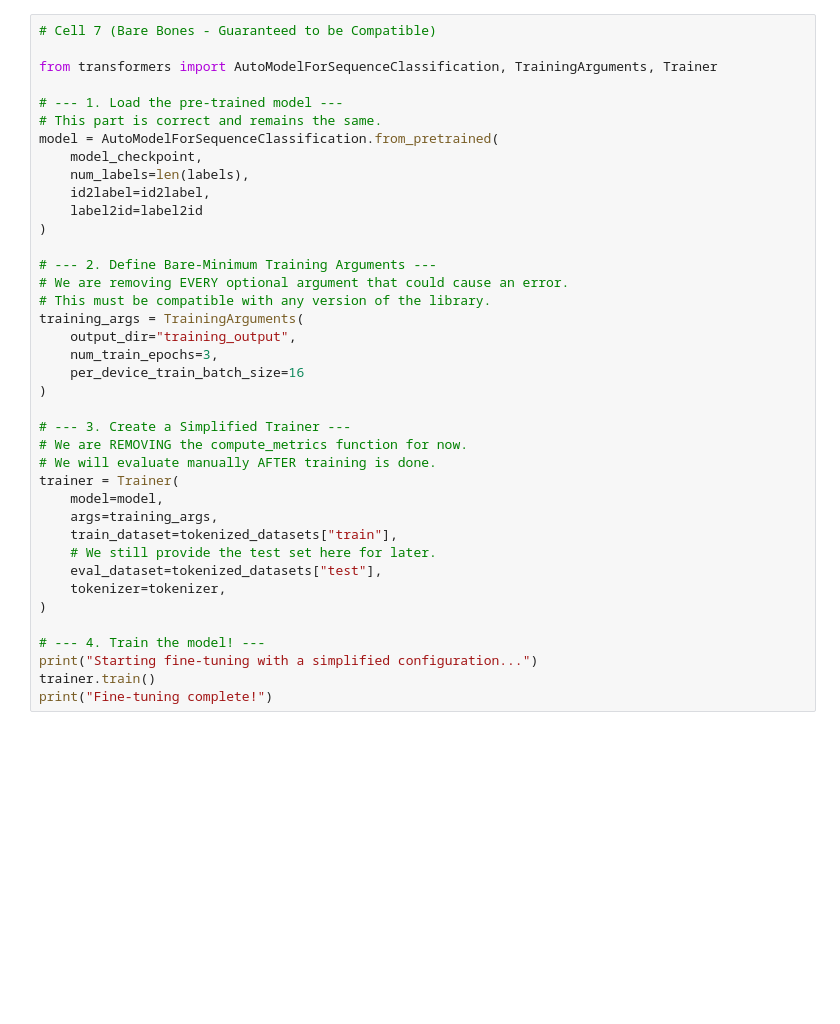
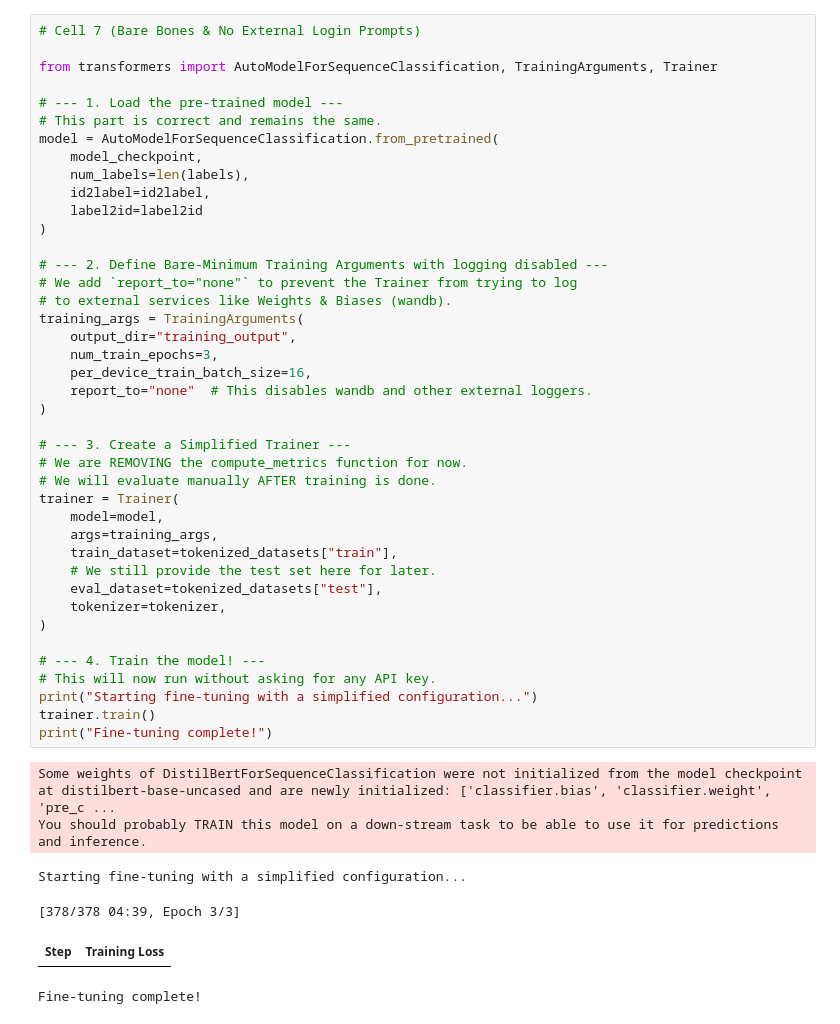
Before and after one commit to ramdevmurali/BBC, a Jupyter notebook: notebooks/Fine_Tuning_and_Evaluation.ipynb, the cells around one changed output. Saved outputs shown, nothing was run; the diff lists cells and outputs as text; blank space fills up the shorter version.

```diff
--- a/notebooks/Fine_Tuning_and_Evaluation.ipynb
+++ b/notebooks/Fine_Tuning_and_Evaluation.ipynb
@@ -103,42 +195,51 @@ print(tokenized_datasets)
 # %%
-# Cell 7 (Bare Bones - Guaranteed to be Compatible)
+# Cell 7 (Bare Bones & No External Login Prompts)
 
 from transformers import AutoModelForSequenceClassification, TrainingArguments, Trainer
 
 # --- 1. Load the pre-trained model ---
 # This part is correct and remains the same.
 model = AutoModelForSequenceClassification.from_pretrained(
     model_checkpoint,
     num_labels=len(labels),
     id2label=id2label,
     label2id=label2id
 )
 
-# --- 2. Define Bare-Minimum Training Arguments ---
-# We are removing EVERY optional argument that could cause an error.
-# This must be compatible with any version of the library.
+# --- 2. Define Bare-Minimum Training Arguments with logging disabled ---
+# We add `report_to="none"` to prevent the Trainer from trying to log
+# to external services like Weights & Biases (wandb).
 training_args = TrainingArguments(
     output_dir="training_output",
     num_train_epochs=3,
-    per_device_train_batch_size=16
+    per_device_train_batch_size=16,
+    report_to="none"  # This disables wandb and other external loggers.
 )
 
 # --- 3. Create a Simplified Trainer ---
 # We are REMOVING the compute_metrics function for now.
 # We will evaluate manually AFTER training is done.
 trainer = Trainer(
     model=model,
     args=training_args,
     train_dataset=tokenized_datasets["train"],
     # We still provide the test set here for later.
     eval_dataset=tokenized_datasets["test"],
     tokenizer=tokenizer,
 )
 
 # --- 4. Train the model! ---
+# This will now run without asking for any API key.
 print("Starting fine-tuning with a simplified configuration...")
 trainer.train()
 print("Fine-tuning complete!")
+# %% [output]
+Some weights of DistilBertForSequenceClassification were not initialized from the model checkpoint at distilbert-base-uncased and are newly initialized: ['classifier.bias', 'classifier.weight', 'pre_c ...
+You should probably TRAIN this model on a down-stream task to be able to use it for predictions and inference.
+Starting fine-tuning with a simplified configuration...
+[378/378 04:39, Epoch 3/3]
+| Step | Training Loss |
+Fine-tuning complete!
 # %%
 # Cell 8: Final Evaluation
 
```
Also changed, not shown: parts of 8 cells of this notebook.
